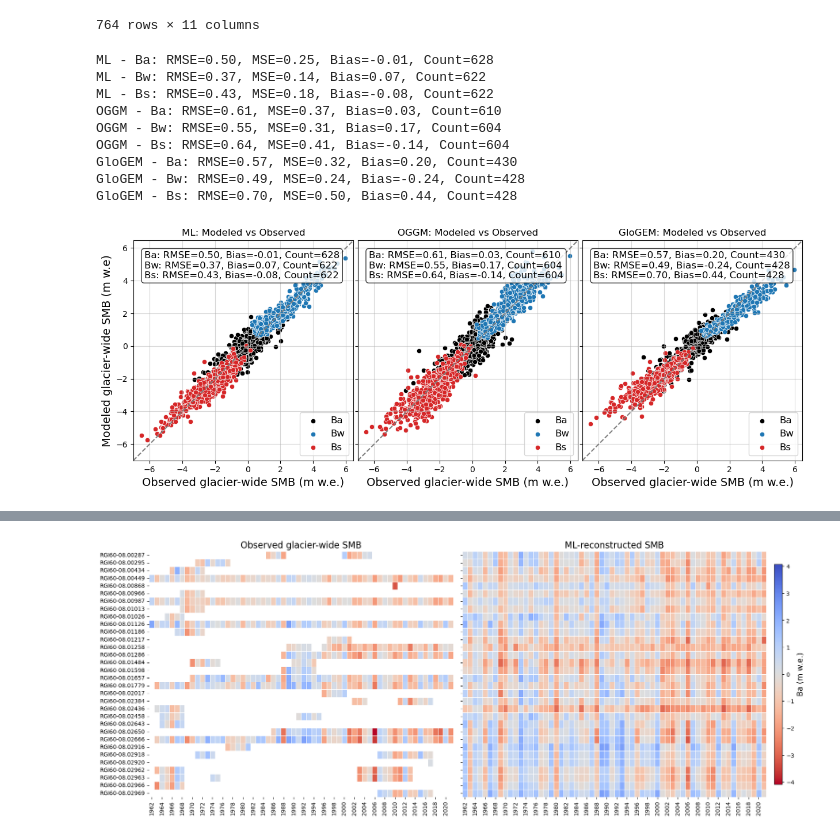
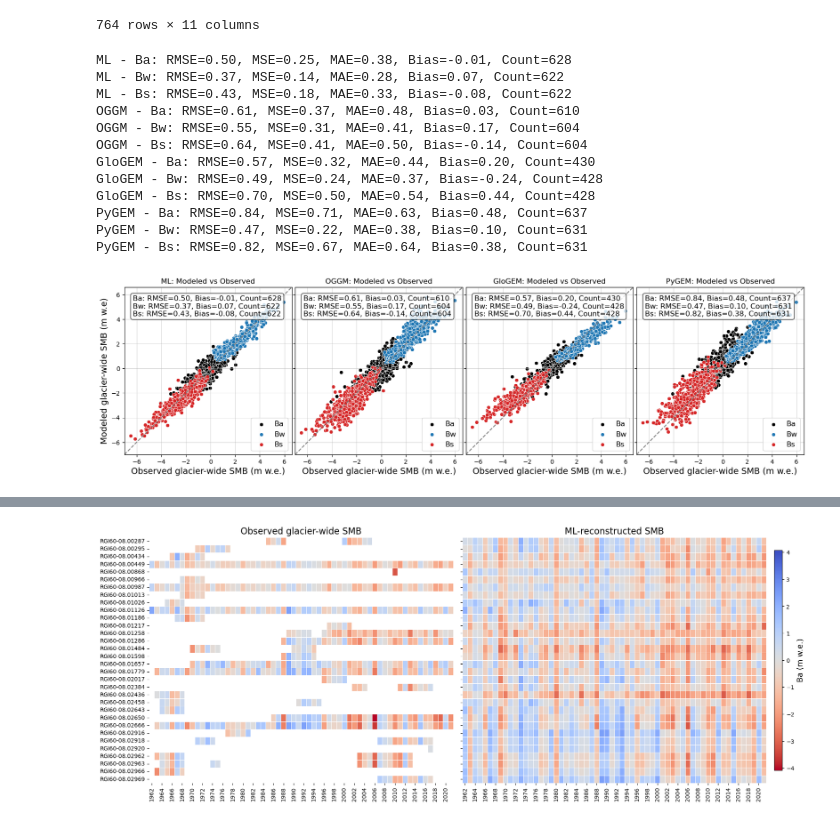
Before and after one commit to khsjursen/ML_MB_Norway, a Jupyter notebook: model_comparison_glacier_wide.ipynb, the cells around one changed output, grey strips where cells are left out. Drawn from its saved outputs; the diff is of its cells as text; code cells hidden in the pictures.

Commit message:
gw seasonal and annual for pygem, gw monthly for glogem and oggm, heatmap and comparison plot for paper

```diff
--- a/model_comparison_glacier_wide.ipynb
+++ b/model_comparison_glacier_wide.ipynb
@@ -106,3 +106,8 @@ df_oggm
 | 1886 | 2018 | -0.988100 | 2.854169 | -3.842269 | RGI60-08.02969 |
 | 1887 | 2019 | -0.587180 | 2.205174 | -2.792353 | RGI60-08.02969 |
 1888 rows × 5 columns
+# %%
+# Read glacier-wide predictiosn per model
+filepath_pygem = 'C:/Users/kasj/ML_MB_Norway/Data/data_model_comparison/PYGEM_annual_seasonal_glacier_wide.csv'
+df_pygem = pd.read_csv(filepath_pygem)
+df_pygem
@@ -109,6 +128,6 @@ df_oggm
 # %%
 # List of model DataFrames and corresponding labels
-models = [(df_pred, 'ML'), (df_oggm, 'OGGM'), (df_glogem, 'GloGEM')]
+models = [(df_pred, 'ML'), (df_oggm, 'OGGM'), (df_glogem, 'GloGEM'), (df_pygem, 'PyGEM')]
 
 # Merge observed and model DataFrames on 'RGIID' and 'Year'
 merged_dfs = [(df_obs.merge(model, how='inner', on=['RGIID', 'Year']), label) for model, label in models]
@@ -155,7 +174,7 @@ from sklearn.metrics import mean_squared_error, root_mean_squared_error
 #df_obs_nonan = df_obs.dropna()
 
 # List of model DataFrames and corresponding labels
-models = [(df_pred, 'ML'), (df_oggm, 'OGGM'), (df_glogem, 'GloGEM')]
+models = [(df_pred, 'ML'), (df_oggm, 'OGGM'), (df_glogem, 'GloGEM'), (df_pygem, 'PyGEM')]
 
 merged_dfs = [(df_obs.merge(model, how='inner', on=['RGIID', 'Year']), label) for model, label in models]
 
@@ -173,23 +192,27 @@ for df, label in merged_dfs:
         modeled = df_metric[f'{metric}_y']
         rmse = root_mean_squared_error(observed, modeled)
         mse = mean_squared_error(observed, modeled)
+        mae = np.mean(abs(modeled - observed))
         bias = np.mean(modeled - observed)
         count = len(df_metric)  # Count valid pairs
 
-        metrics[label][metric] = {'rmse': rmse, 'mse': mse, 'bias': bias, 'count': count}
+        metrics[label][metric] = {'rmse': rmse, 'mse': mse, 'mae': mae, 'bias': bias, 'count': count}
         valid_dfs[label][metric] = df_metric
 
-        print(f'{label} - {metric}: RMSE={rmse:.2f}, MSE={mse:.2f}, Bias={bias:.2f}, Count={count}')
+        print(f'{label} - {metric}: RMSE={rmse:.2f}, MSE={mse:.2f}, MAE={mae:.2f}, Bias={bias:.2f}, Count={count}')
 # %% [output]
-ML - Ba: RMSE=0.50, MSE=0.25, Bias=-0.01, Count=628
-ML - Bw: RMSE=0.37, MSE=0.14, Bias=0.07, Count=622
-ML - Bs: RMSE=0.43, MSE=0.18, Bias=-0.08, Count=622
-OGGM - Ba: RMSE=0.61, MSE=0.37, Bias=0.03, Count=610
-OGGM - Bw: RMSE=0.55, MSE=0.31, Bias=0.17, Count=604
-OGGM - Bs: RMSE=0.64, MSE=0.41, Bias=-0.14, Count=604
-GloGEM - Ba: RMSE=0.57, MSE=0.32, Bias=0.20, Count=430
-GloGEM - Bw: RMSE=0.49, MSE=0.24, Bias=-0.24, Count=428
-GloGEM - Bs: RMSE=0.70, MSE=0.50, Bias=0.44, Count=428
+ML - Ba: RMSE=0.50, MSE=0.25, MAE=0.38, Bias=-0.01, Count=628
+ML - Bw: RMSE=0.37, MSE=0.14, MAE=0.28, Bias=0.07, Count=622
+ML - Bs: RMSE=0.43, MSE=0.18, MAE=0.33, Bias=-0.08, Count=622
+OGGM - Ba: RMSE=0.61, MSE=0.37, MAE=0.48, Bias=0.03, Count=610
+OGGM - Bw: RMSE=0.55, MSE=0.31, MAE=0.41, Bias=0.17, Count=604
+OGGM - Bs: RMSE=0.64, MSE=0.41, MAE=0.50, Bias=-0.14, Count=604
+GloGEM - Ba: RMSE=0.57, MSE=0.32, MAE=0.44, Bias=0.20, Count=430
+GloGEM - Bw: RMSE=0.49, MSE=0.24, MAE=0.37, Bias=-0.24, Count=428
+GloGEM - Bs: RMSE=0.70, MSE=0.50, MAE=0.54, Bias=0.44, Count=428
+PyGEM - Ba: RMSE=0.84, MSE=0.71, MAE=0.63, Bias=0.48, Count=637
+PyGEM - Bw: RMSE=0.47, MSE=0.22, MAE=0.38, Bias=0.10, Count=631
+PyGEM - Bs: RMSE=0.82, MSE=0.67, MAE=0.64, Bias=0.38, Count=631
 # %%
 # Create a 2x2 plot grid (adjust this as needed for the number of models)
 colors = {
@@ -198,15 +221,17 @@ colors = {
     'Ba': 'black'
 }
 
-fig, axs = plt.subplots(1,3, figsize=(15, 5), sharex=True, sharey=True)
+fig, axs = plt.subplots(1,4, figsize=(20, 5), sharex=True, sharey=True)
 axs = axs.flatten()  # Flatten the 2D array of axes for easy iteration
 
 # Define the limit for equal scaling based on the combined data range
 combined_min = min(df_obs[['Ba', 'Bw', 'Bs']].min().min(), df_pred[['Ba', 'Bw', 'Bs']].min().min(),
-                   df_oggm[['Ba', 'Bw', 'Bs']].min().min(), df_glogem[['Ba', 'Bw', 'Bs']].min().min())
+                   df_oggm[['Ba', 'Bw', 'Bs']].min().min(), df_glogem[['Ba', 'Bw', 'Bs']].min().min(),
+                   df_pygem[['Ba', 'Bw', 'Bs']].min().min())
 
 combined_max = max(df_obs[['Ba', 'Bw', 'Bs']].max().max(), df_pred[['Ba', 'Bw', 'Bs']].max().max(),
-                   df_oggm[['Ba', 'Bw', 'Bs']].max().max(), df_glogem[['Ba', 'Bw', 'Bs']].max().max())
+                   df_oggm[['Ba', 'Bw', 'Bs']].max().max(), df_glogem[['Ba', 'Bw', 'Bs']].max().max(),
+                   df_pygem[['Ba', 'Bw', 'Bs']].max().max())
 
 
 for idx, (df, label) in enumerate(merged_dfs):
@@ -216,33 +241,33 @@ for idx, (df, label) in enumerate(merged_dfs):
         sns.scatterplot(x=f'{metric}_x', y=f'{metric}_y', data=valid_dfs[label][metric], color=colors[metric], ax=ax, label=metric)
 
     ax.plot([0, 1], [0, 1], transform=ax.transAxes, linestyle='--', color='gray')
     ax.set_xlabel('Observed glacier-wide SMB (m w.e.)', fontsize=14)
     ax.set_ylabel('Modeled glacier-wide SMB (m w.e)', fontsize=14)
     ax.set_aspect('equal', 'box')
     ax.set_xlim(combined_min-0.5, combined_max+0.5)
     ax.set_ylim(combined_min-0.5, combined_max+0.5)
     ax.set_title(f'{label}: Modeled vs Observed')
     ax.legend(loc='lower right', fontsize=12)
 
     # Annotate with RMSE, MSE, Bias, and Count
     textstr = '\n'.join([
         f"{metric}: RMSE={metrics[label][metric]['rmse']:.2f}, Bias={metrics[label][metric]['bias']:.2f}, Count={metrics[label][metric]['count']}"
         for metric in ['Ba', 'Bw', 'Bs']
         #f"{metric}: RMSE={metrics[label][metric]['rmse']:.2f}, MSE={metrics[label][metric]['mse']:.2f}, Bias={metrics[label][metric]['bias']:.2f}, Count={metrics[label][metric]['count']}"
         #for metric in ['Ba', 'Bw', 'Bs']
     ])
     ax.text(0.05, 0.95, textstr, transform=ax.transAxes,
             verticalalignment='top', fontsize=12, bbox=dict(boxstyle='round', facecolor='white', alpha=0.8))
 
     ax.grid(alpha=0.5)
 # Turn off any unused subplots (if any)
 for idx in range(len(merged_dfs), len(axs)):
     fig.delaxes(axs[idx])
 
 plt.subplots_adjust(wspace=0.02)
 #plt.tight_layout()
 plt.show()
 # %% [output]
-[figure, old version]
+[figure, new version]
 # %%
 test_glaciers = ['00434', '00449', '01013', '01026', '01258', '01286', '01484', '01598', '02384', '02650', '02916', '02918', '02920', '02969']
```
Also changed, not shown: parts of 5 cells of this notebook.
